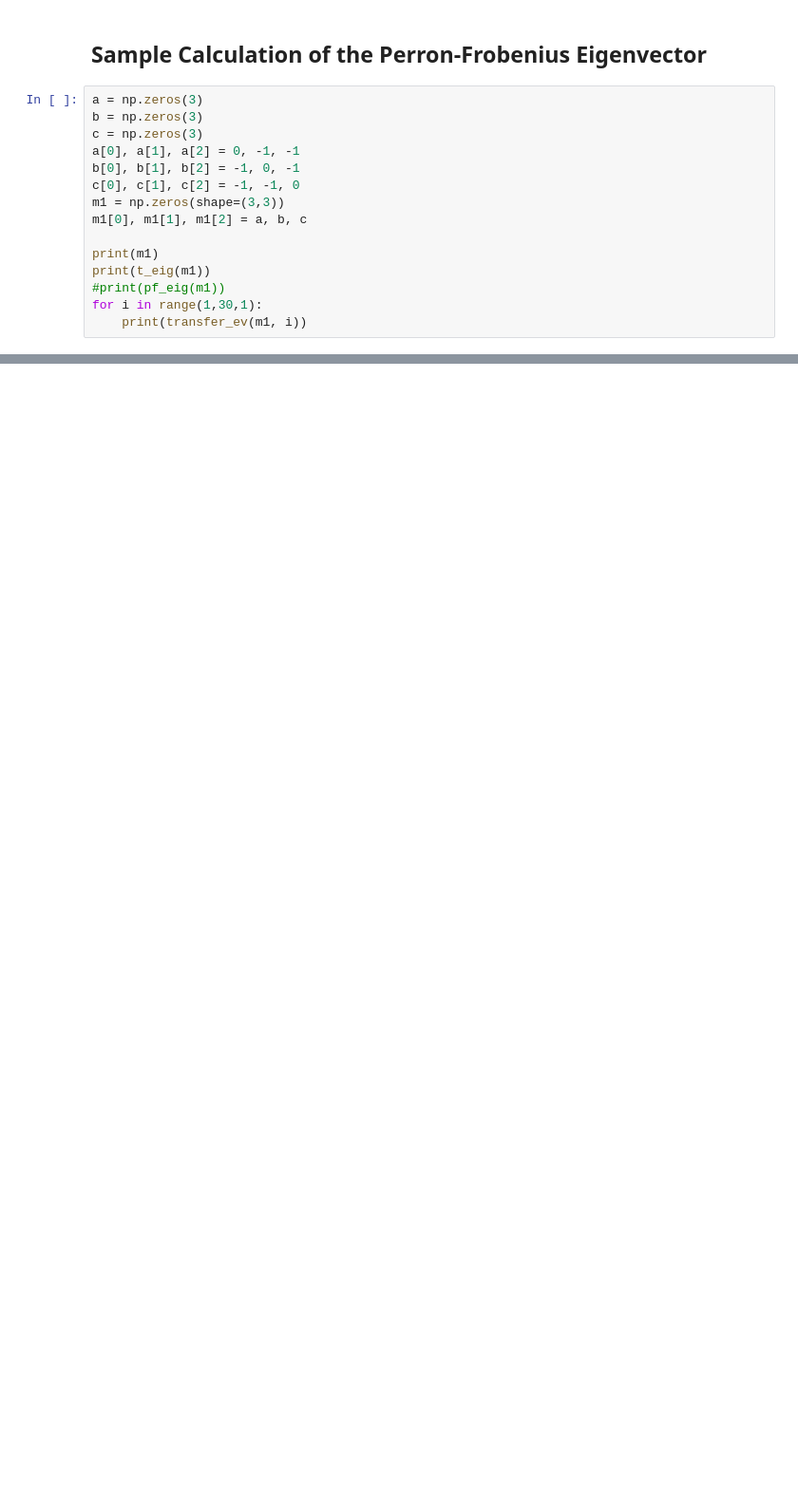
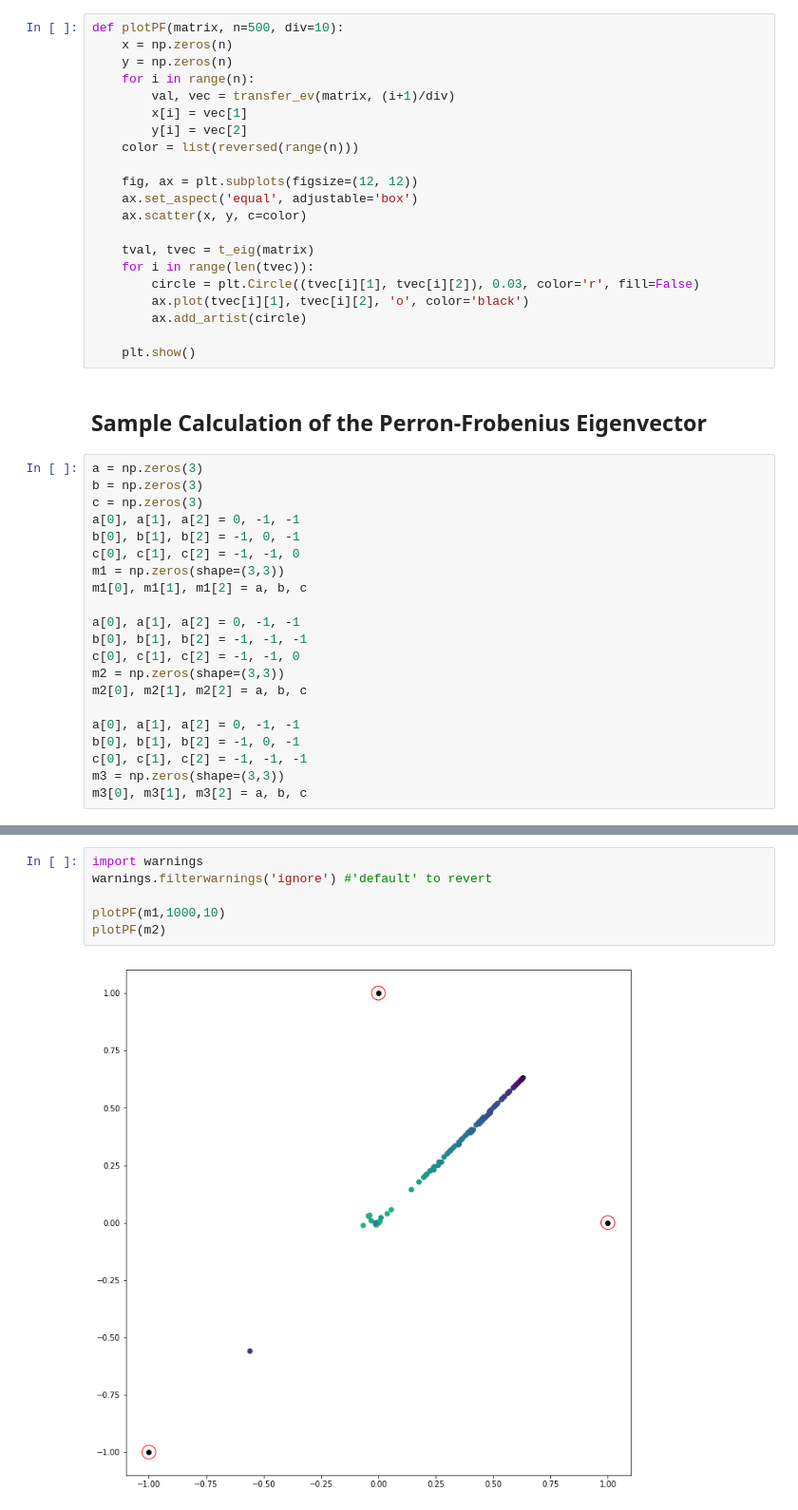
Before and after one commit to YellowZorro/PerronFrobenius, a Jupyter notebook: M394-Research.ipynb, the cells around one changed output, grey strips where cells are left out. Shown: that part at 95% size. Drawn from its saved outputs; the diff is of its cells as text; blank space fills up the shorter version.

Commit message:
added visualizations, simplified pf-calling

```diff
--- a/M394-Research.ipynb
+++ b/M394-Research.ipynb
@@ -353,6 +354,27 @@ def transfer_ev(A, h):
 def pf_eig(A):
     n,m = np.shape(A)
     return transfer_ev(A, 30)
+# %%
+def plotPF(matrix, n=500, div=10):
+    x = np.zeros(n)
+    y = np.zeros(n)
+    for i in range(n):
+        val, vec = transfer_ev(matrix, (i+1)/div)
+        x[i] = vec[1]
+        y[i] = vec[2]
+    color = list(reversed(range(n)))
+
+    fig, ax = plt.subplots(figsize=(12, 12))
+    ax.set_aspect('equal', adjustable='box')
+    ax.scatter(x, y, c=color)
+
+    tval, tvec = t_eig(matrix)
+    for i in range(len(tvec)):
+        circle = plt.Circle((tvec[i][1], tvec[i][2]), 0.03, color='r', fill=False)
+        ax.plot(tvec[i][1], tvec[i][2], 'o', color='black')
+        ax.add_artist(circle)
+
+    plt.show()
 # %% [markdown]
 ## Sample Calculation of the Perron-Frobenius Eigenvector
 # %%
@@ -365,8 +387,14 @@ c[0], c[1], c[2] = -1, -1, 0
 m1 = np.zeros(shape=(3,3))
 m1[0], m1[1], m1[2] = a, b, c
 
-print(m1)
-print(t_eig(m1))
-#print(pf_eig(m1))
-for i in range(1,30,1):
-    print(transfer_ev(m1, i))
+a[0], a[1], a[2] = 0, -1, -1
+b[0], b[1], b[2] = -1, -1, -1
+c[0], c[1], c[2] = -1, -1, 0
+m2 = np.zeros(shape=(3,3))
+m2[0], m2[1], m2[2] = a, b, c
+
+a[0], a[1], a[2] = 0, -1, -1
+b[0], b[1], b[2] = -1, 0, -1
+c[0], c[1], c[2] = -1, -1, -1
+m3 = np.zeros(shape=(3,3))
+m3[0], m3[1], m3[2] = a, b, c
@@ -390,0 +401,8 @@ for i in range(1,30,1):
+# %%
+import warnings
+warnings.filterwarnings('ignore') #'default' to revert
+
+plotPF(m1,1000,10)
+plotPF(m2)
+# %% [output]
+[figure, added]
```
Also changed, not shown: parts of 3 cells of this notebook.
